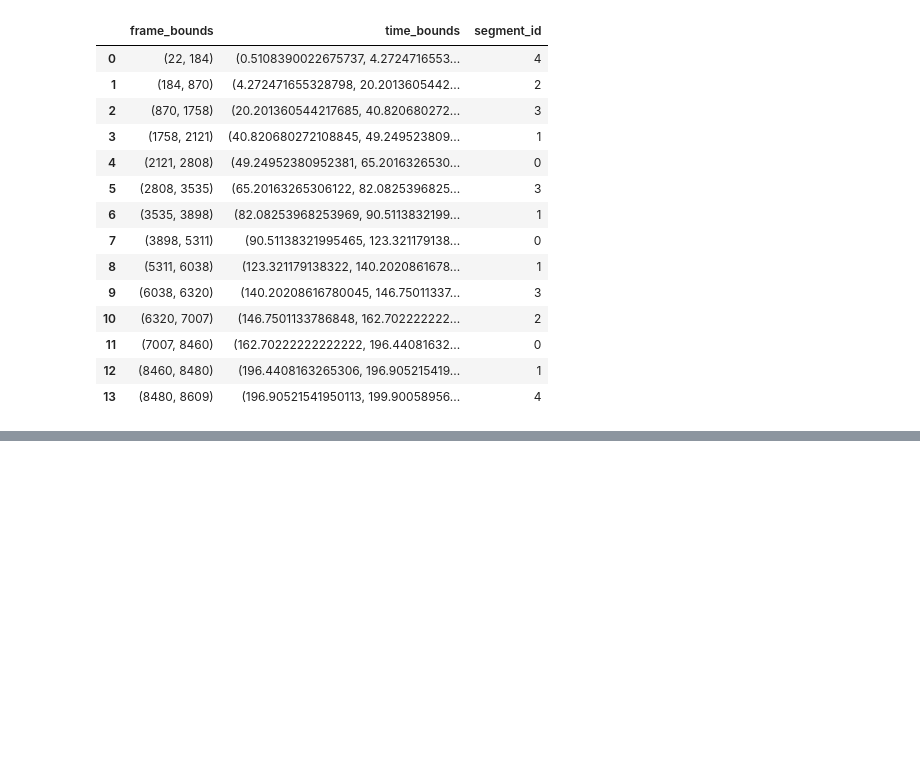
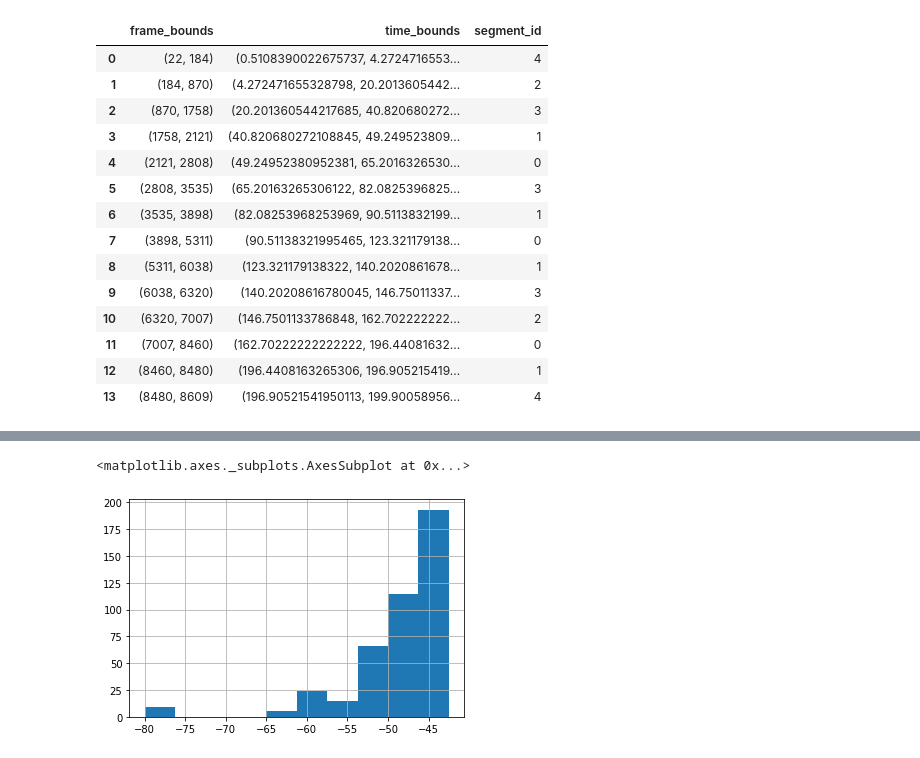
Before and after one commit to wvsharber/BeatMapSynthesizer, a Jupyter notebook: notebooks/Music_analysis.ipynb, the cells around one changed output, grey strips where cells are left out. Saved outputs shown, nothing was run; the diff lists cells and outputs as text; code cells hidden in the pictures; blank space fills up the shorter version.

```diff
--- a/notebooks/Music_analysis.ipynb
+++ b/notebooks/Music_analysis.ipynb
@@ -782,0 +930,4 @@ pd.DataFrame(segments, columns = ['frame_bounds', 'time_bounds', 'segment_id'])
+# %%
+db = librosa.amplitude_to_db(D, ref=np.max)
+# %%
+tempo, beat_frames = librosa.beat.beat_track(y, sr, trim = False)
@@ -782,0 +954,9 @@ pd.DataFrame(segments, columns = ['frame_bounds', 'time_bounds', 'segment_id'])
+# %%
+beat_db = pd.DataFrame(librosa.util.sync(db, beat_frames, aggregate = np.mean))
+# %%
+avg_beat_db = beat_db.mean()
+# %%
+avg_beat_db.hist()
+# %% [output]
+<matplotlib.axes._subplots.AxesSubplot at 0x...>
+[figure, added]
```
Also changed, not shown: parts of 21 cells of this notebook, 15 other files.
